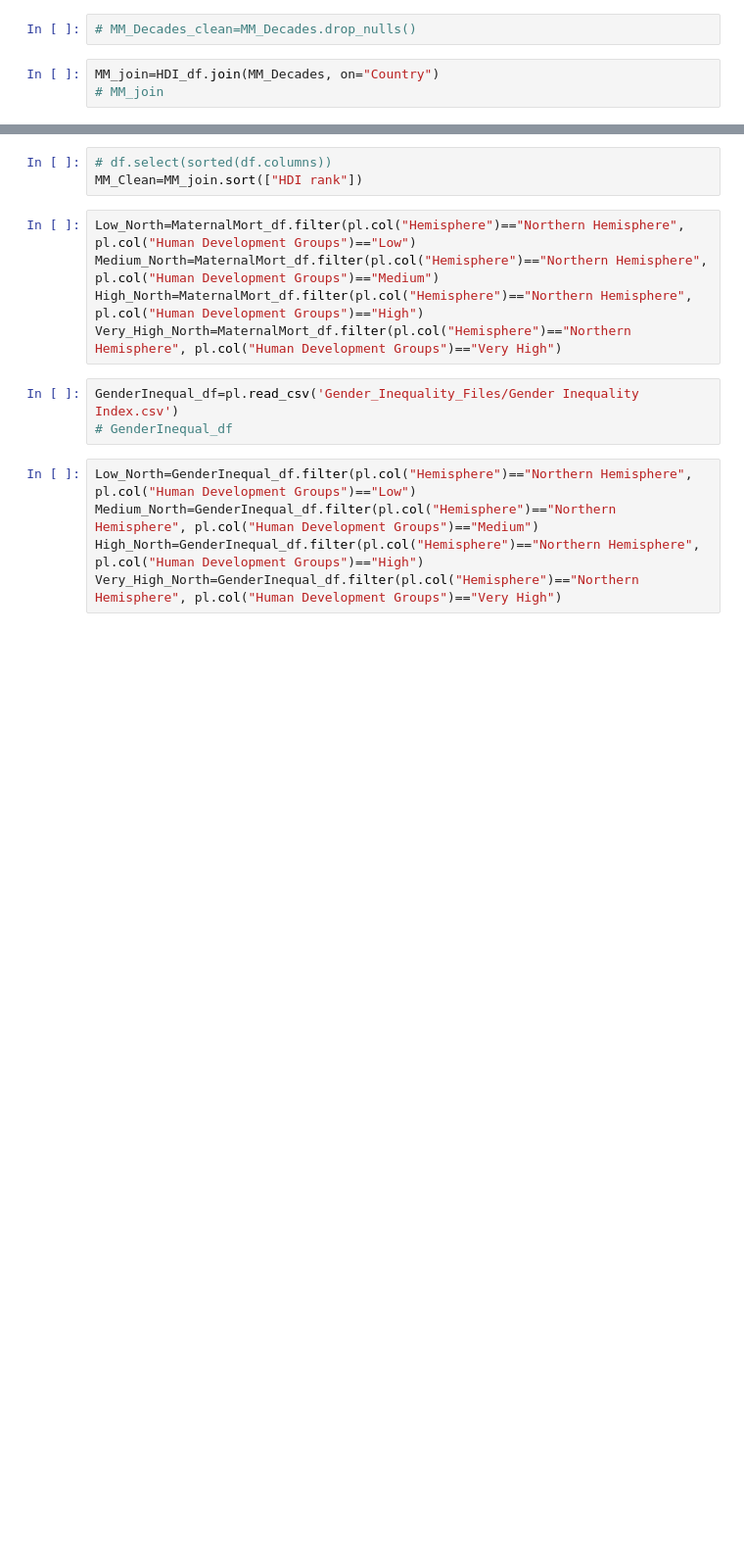
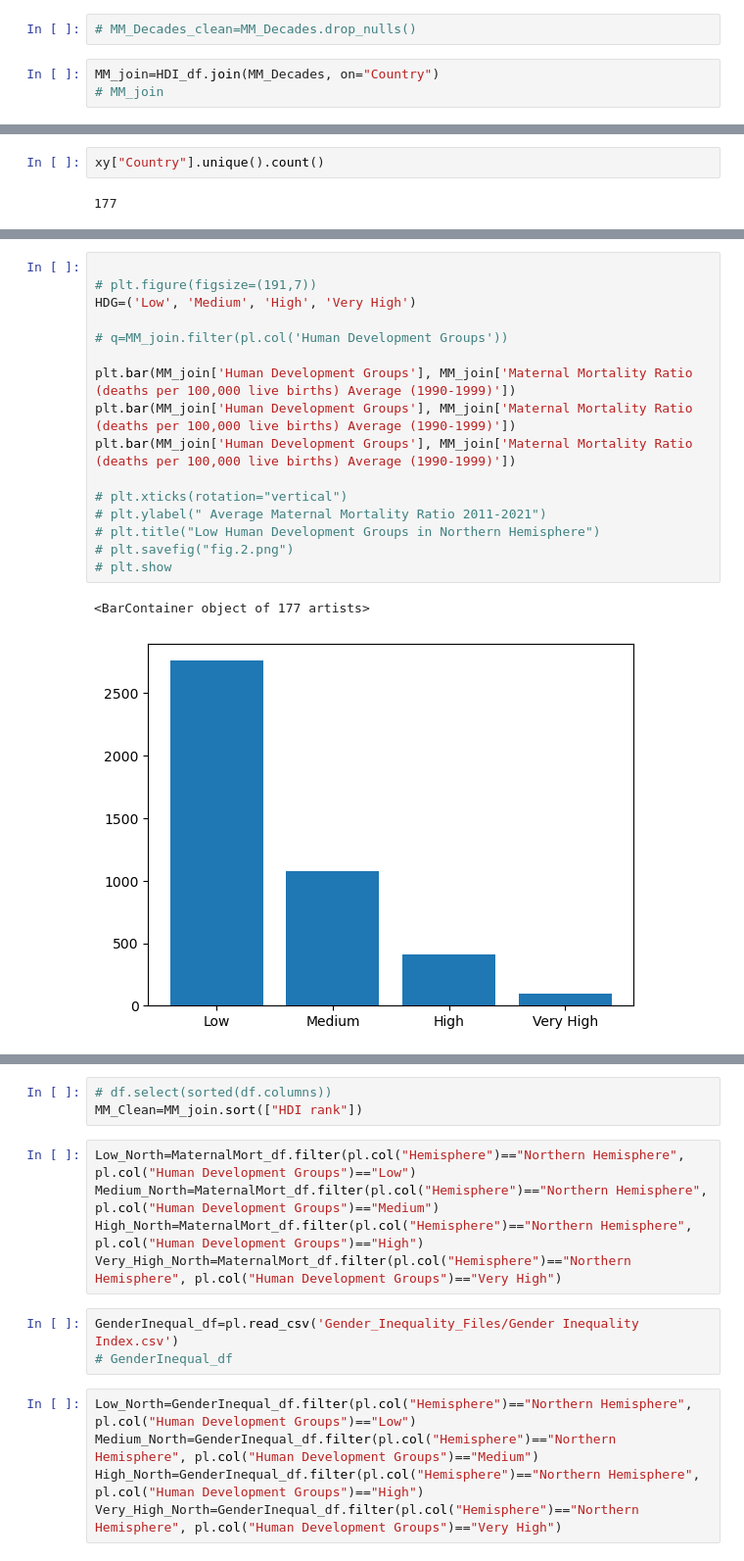
Before and after one commit to anelaherandez/Project3_team6, a Jupyter notebook: Project3.ipynb, the cells around one changed output, grey strips where cells are left out. Shown at 98% size. Drawn from its saved outputs; the diff is of its cells as text; blank space fills up the shorter version.

```diff
--- a/Project3.ipynb
+++ b/Project3.ipynb
@@ -111,3 +146,7 @@ MM_join=HDI_df.join(MM_Decades, on="Country")
+# %%
+xy["Country"].unique().count()
+# %% [output]
+177
 # %%
 MM_join=MM_join.drop(['Human Development Index (HDI Value)', 'Life expectancy at birth (years)', 'Expected years of schooling (years)',
                       'Mean years of schooling (years)', 'Gross national income (GNI) per capita (2017 PPP $)', 'GNI per capita rank minus HDI rank',
@@ -133,3 +172,22 @@ shape: (177, 11)
 | 109 | "South Africa" | 0.713 | "ZAF" | "Africa" | "Southern Hemis… | "High" | 109 | ... |
 | 154 | "Zambia" | 0.565 | "ZMB" | "Africa" | "Southern Hemis… | "Medium" | 154 | ... |
 | 146 | "Zimbabwe" | 0.593 | "ZWE" | "Africa" | "Southern Hemis… | "Medium" | 146 | ... |
+# %%
+
+# plt.figure(figsize=(191,7))
+HDG=('Low', 'Medium', 'High', 'Very High')
+
+# q=MM_join.filter(pl.col('Human Development Groups'))
+
+plt.bar(MM_join['Human Development Groups'], MM_join['Maternal Mortality Ratio (deaths per 100,000 live births) Average (1990-1999)'])
+plt.bar(MM_join['Human Development Groups'], MM_join['Maternal Mortality Ratio (deaths per 100,000 live births) Average (1990-1999)'])
+plt.bar(MM_join['Human Development Groups'], MM_join['Maternal Mortality Ratio (deaths per 100,000 live births) Average (1990-1999)'])
+
+# plt.xticks(rotation="vertical")
+# plt.ylabel(" Average Maternal Mortality Ratio 2011-2021")
+# plt.title("Low Human Development Groups in Northern Hemisphere")
+# plt.savefig("fig.2.png")
+# plt.show
+# %% [output]
+<BarContainer object of 177 artists>
+[figure, added]
```
Also changed, not shown: parts of 14 cells of this notebook, 9 other files.
